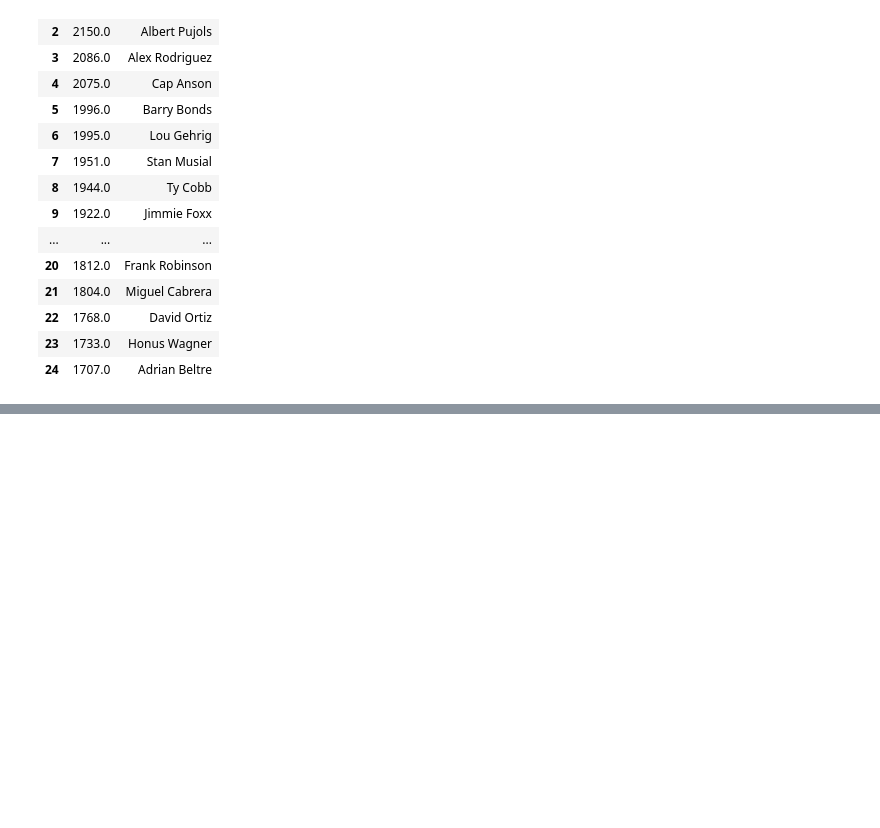
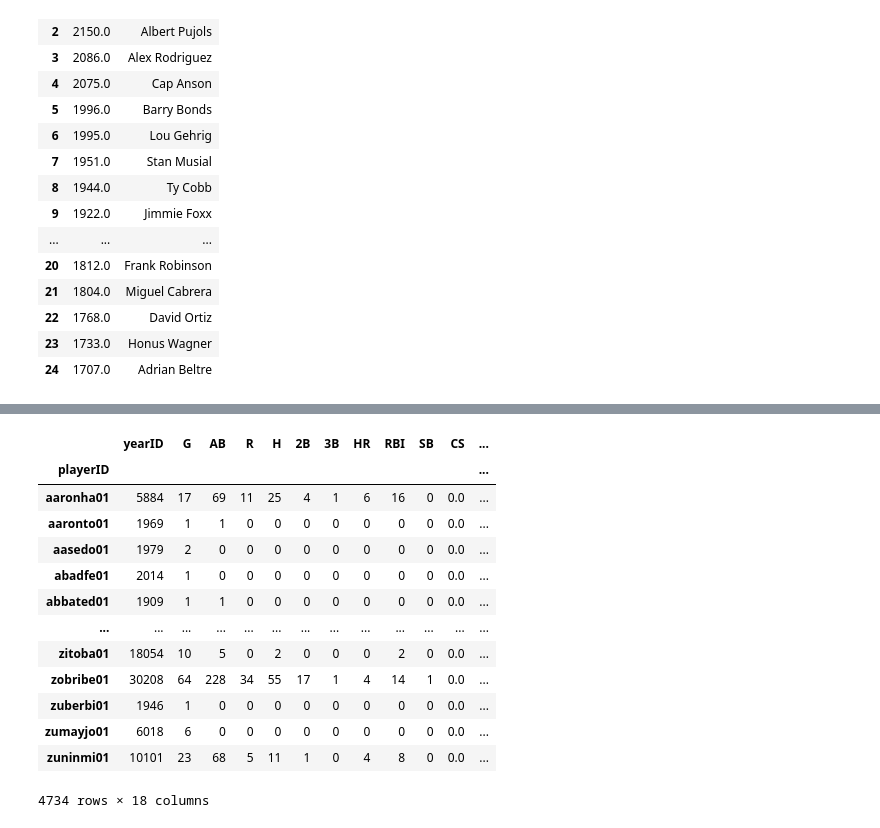
Before and after one commit to maldonado91/Data-Analysis-Project, a Jupyter notebook: Predicting Baseball HOF_csv.ipynb, the cells around one changed output, grey strips where cells are left out. Drawn from its saved outputs; the diff is of its cells as text; code cells hidden in the pictures; blank space fills up the shorter version.

```diff
--- a/Predicting Baseball HOF_csv.ipynb
+++ b/Predicting Baseball HOF_csv.ipynb
@@ -351,0 +419,19 @@ plt.show()
+# %%
+df_battingpost_sum = df_battingpost.groupby(['playerID']).sum()
+# %%
+df_battingpost_sum
+# %% [output]
+|  | yearID | G | AB | R | H | 2B | 3B | HR | RBI | SB | CS | ... |
+| playerID |  |  |  |  |  |  |  |  |  |  |  | ... |
+| aaronha01 | 5884 | 17 | 69 | 11 | 25 | 4 | 1 | 6 | 16 | 0 | 0.0 | ... |
+| aaronto01 | 1969 | 1 | 1 | 0 | 0 | 0 | 0 | 0 | 0 | 0 | 0.0 | ... |
+| aasedo01 | 1979 | 2 | 0 | 0 | 0 | 0 | 0 | 0 | 0 | 0 | 0.0 | ... |
+| abadfe01 | 2014 | 1 | 0 | 0 | 0 | 0 | 0 | 0 | 0 | 0 | 0.0 | ... |
+| abbated01 | 1909 | 1 | 1 | 0 | 0 | 0 | 0 | 0 | 0 | 0 | 0.0 | ... |
+| ... | ... | ... | ... | ... | ... | ... | ... | ... | ... | ... | ... | ... |
+| zitoba01 | 18054 | 10 | 5 | 0 | 2 | 0 | 0 | 0 | 2 | 0 | 0.0 | ... |
+| zobribe01 | 30208 | 64 | 228 | 34 | 55 | 17 | 1 | 4 | 14 | 1 | 0.0 | ... |
+| zuberbi01 | 1946 | 1 | 0 | 0 | 0 | 0 | 0 | 0 | 0 | 0 | 0.0 | ... |
+| zumayjo01 | 6018 | 6 | 0 | 0 | 0 | 0 | 0 | 0 | 0 | 0 | 0.0 | ... |
+| zuninmi01 | 10101 | 23 | 68 | 5 | 11 | 1 | 0 | 4 | 8 | 0 | 0.0 | ... |
+4734 rows × 18 columns
```
Also changed, not shown: parts of 9 cells of this notebook, 2 other files.
